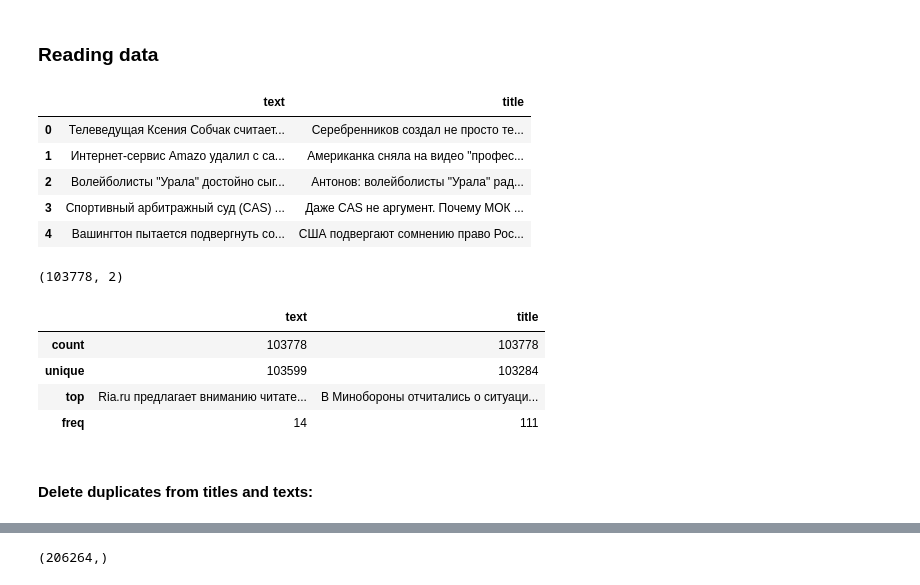
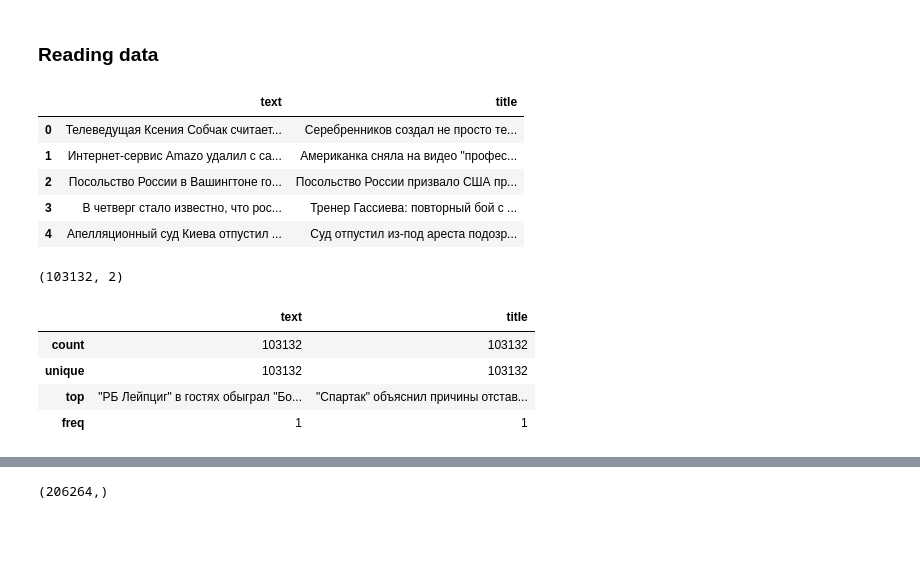
Before and after one commit to maksimovVva/nlp_course, a Jupyter notebook: Lab_4.ipynb, the cells around one changed output, grey strips where cells are left out. Drawn from its saved outputs; the diff is of its cells as text; code cells hidden in the pictures; blank space fills up the shorter version.

```diff
--- a/Lab_4.ipynb
+++ b/Lab_4.ipynb
@@ -35,26 +26,25 @@ warnings.filterwarnings("ignore")
 # %% [markdown]
 ### Reading data
 # %%
-data = pd.read_json('output.json')
+data = pd.read_json('final.json')
+data.index = range(0, data.shape[0])
 data.head()
 # %% [output]
 |  | text | title |
 | 0 | Телеведущая Ксения Собчак считает... | Серебренников создал не просто те... |
 | 1 | Интернет-сервис Amazo удалил с са... | Американка сняла на видео "профес... |
-| 2 | Волейболисты "Урала" достойно сыг... | Антонов: волейболисты "Урала" рад... |
-| 3 | Спортивный арбитражный суд (CAS) ... | Даже CAS не аргумент. Почему МОК ... |
-| 4 | Вашингтон пытается подвергнуть со... | США подвергают сомнению право Рос... |
+| 2 | Посольство России в Вашингтоне го... | Посольство России призвало США пр... |
+| 3 | В четверг стало известно, что рос... | Тренер Гассиева: повторный бой с ... |
+| 4 | Апелляционный суд Киева отпустил ... | Суд отпустил из-под ареста подозр... |
 # %%
 data.shape
 # %% [output]
-(103778, 2)
+(103132, 2)
 # %%
 data.describe()
 # %% [output]
 |  | text | title |
-| count | 103778 | 103778 |
-| unique | 103599 | 103284 |
-| top | Ria.ru предлагает вниманию читате... | В Минобороны отчитались о ситуаци... |
-| freq | 14 | 111 |
+| count | 103132 | 103132 |
+| unique | 103132 | 103132 |
+| top | "РБ Лейпциг" в гостях обыграл "Бо... | "Спартак" объяснил причины отстав... |
+| freq | 1 | 1 |
-# %% [markdown]
-#### Delete duplicates from titles and texts:
```
Also changed, not shown: parts of 86 cells of this notebook.
